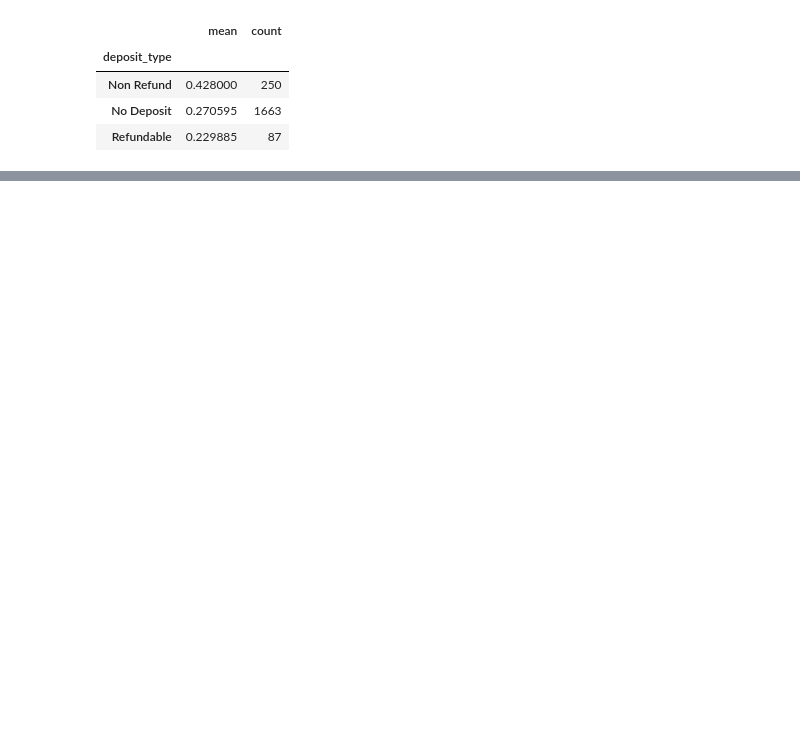
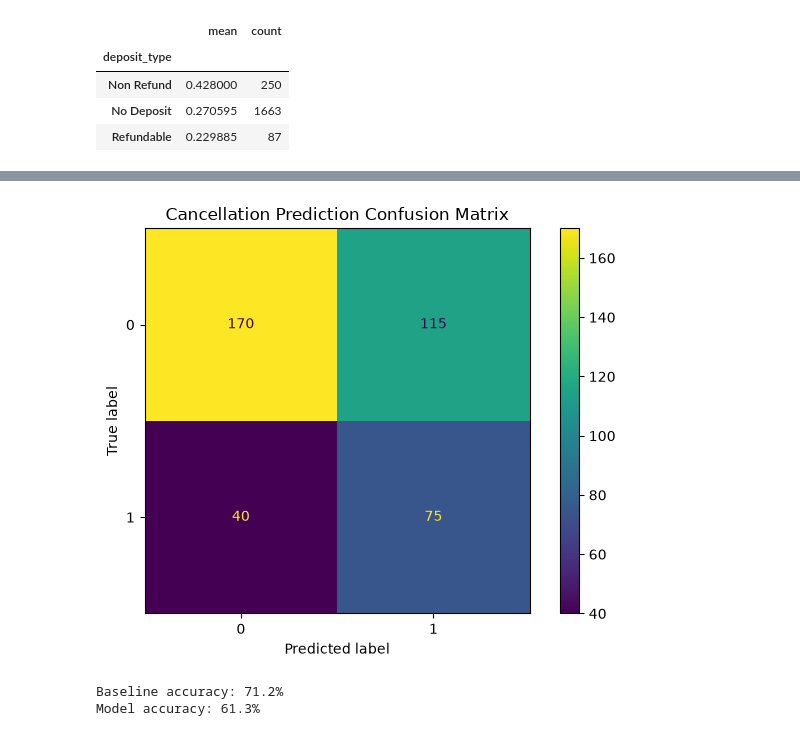
Before and after one commit to Strawby/hotel-booking-analysis, a Jupyter notebook: notebooks/hotel_analysis.ipynb, the cells around one changed output, grey strips where cells are left out. Saved outputs shown, nothing was run; the diff lists cells and outputs as text; code cells hidden in the pictures; blank space fills up the shorter version.

```diff
--- a/notebooks/hotel_analysis.ipynb
+++ b/notebooks/hotel_analysis.ipynb
@@ -225,0 +341,9 @@ display(deposit_results)
+# %%
+#Split training and test data
+X_train, X_test, y_train, y_test = train_test_split(
+X,
+y,
+test_size=0.20,
+random_state=42,
+stratify=y,
+)
@@ -225,0 +377,23 @@ display(deposit_results)
+# %%
+# Apply each pipeline to the correct columns
+preprocessor = ColumnTransformer(
+transformers=[
+("numbers", numeric_pipeline, numeric_features),
+("categories", categorical_pipeline, categorical_features),
+]
+)
+# %%
+# Create and train logistic regression
+model = Pipeline(
+steps=[
+("preprocessor", preprocessor),
+(
+"classifier",
+LogisticRegression(
+            max_iter=1000,
+class_weight="balanced",
+),
+),
+]
+)
+model.fit(X_train, y_train)
@@ -225,0 +438,29 @@ display(deposit_results)
+# %%
+# Display the confusion matrix
+ConfusionMatrixDisplay.from_estimator(
+model,
+X_test,
+y_test,
+)
+plt.title("Cancellation Prediction Confusion Matrix")
+plt.tight_layout()
+plt.show()
+# %% [output]
+[figure, added]
+# %%
+# Compare against a baseline
+majority_class = y_train.mode()[0]
+baseline_predictions = [majority_class] * len(y_test)
+baseline_accuracy = accuracy_score(
+y_test,
+baseline_predictions,
+)
+model_accuracy = accuracy_score(
+y_test,
+predictions,
+)
+print(f"Baseline accuracy: {baseline_accuracy:.1%}")
+print(f"Model accuracy: {model_accuracy:.1%}")
+# %% [output]
+Baseline accuracy: 71.2%
+Model accuracy: 61.3%
```
Also changed, not shown: parts of 22 cells of this notebook, 3 other files.
